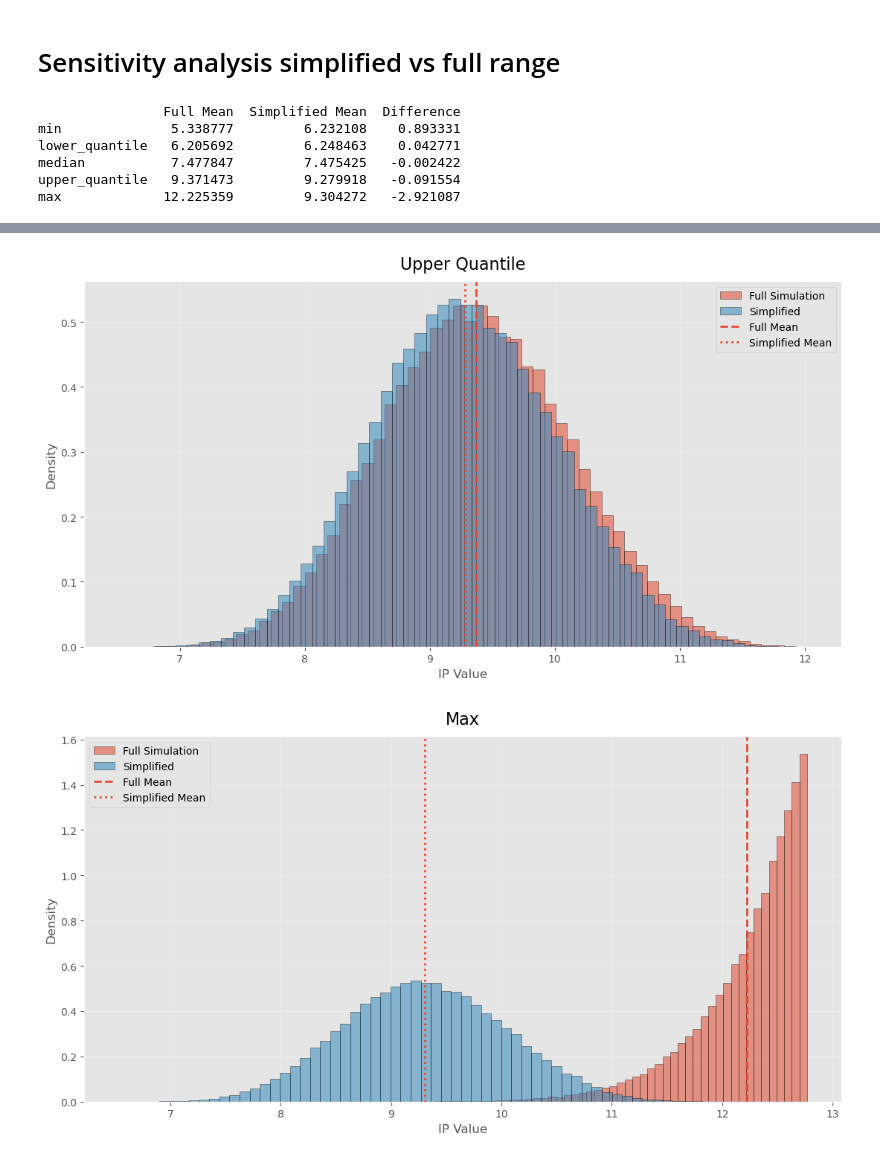
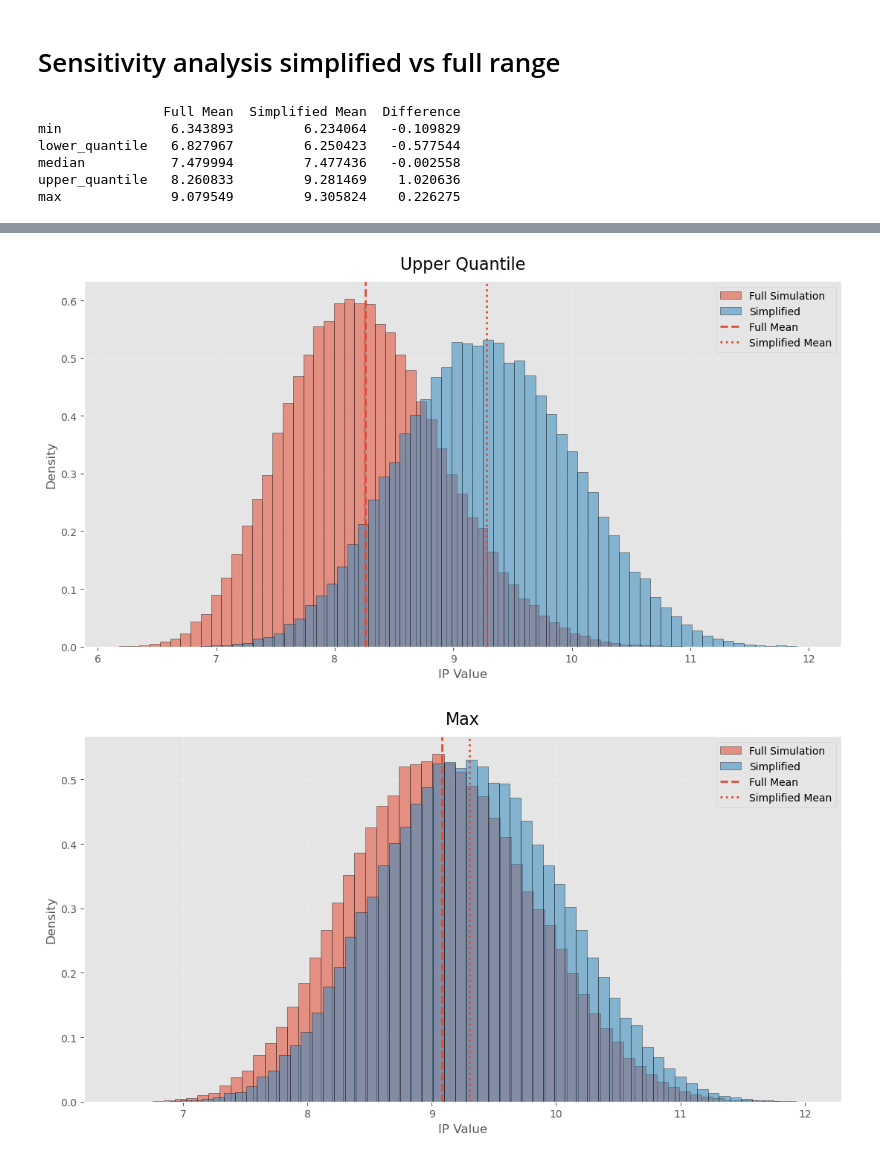
Before and after one commit to dadmehrdi/Random, a Jupyter notebook: Sensitivity Analysis.ipynb, the cells around one changed output, grey strips where cells are left out. Cells and saved outputs as stored; diff of their text form; code cells hidden in the pictures.

```diff
--- a/Sensitivity Analysis.ipynb
+++ b/Sensitivity Analysis.ipynb
@@ -45,10 +45,13 @@ def run_full_simulation(
     rr = np.random.uniform(rr_low, rr_high, n_draws)
     ir = np.random.uniform(ir_low, ir_high, n_draws)
 
+    rr_iqr = rr[(rr >= np.quantile(rr, 0.25)) & (rr <= np.quantile(rr, 0.75))]
+    ir_iqr = ir[(ir >= np.quantile(ir, 0.25)) & (ir <= np.quantile(ir, 0.75))]
+
     vals = []
 
-    for r in rr:
-        for i in ir:
+    for r in rr_iqr:
+        for i in ir_iqr:
             vals.append(
                 ip_value(
                     growth_rate,
@@ -189,8 +192,8 @@ for m in metrics:
     plt.show()
 # %% [output]
                 Full Mean  Simplified Mean  Difference
-min              5.338777         6.232108    0.893331
-lower_quantile   6.205692         6.248463    0.042771
-median           7.477847         7.475425   -0.002422
-upper_quantile   9.371473         9.279918   -0.091554
-max             12.225359         9.304272   -2.921087
+min              6.343893         6.234064   -0.109829
+lower_quantile   6.827967         6.250423   -0.577544
+median           7.479994         7.477436   -0.002558
+upper_quantile   8.260833         9.281469    1.020636
+max              9.079549         9.305824    0.226275
@@ -200,2 +203,2 @@ max             12.225359         9.304272   -2.921087
-[figure, old version]
+[figure, new version]
-[figure, old version]
+[figure, new version]
```
Also changed, not shown: parts of 2 cells of this notebook.
